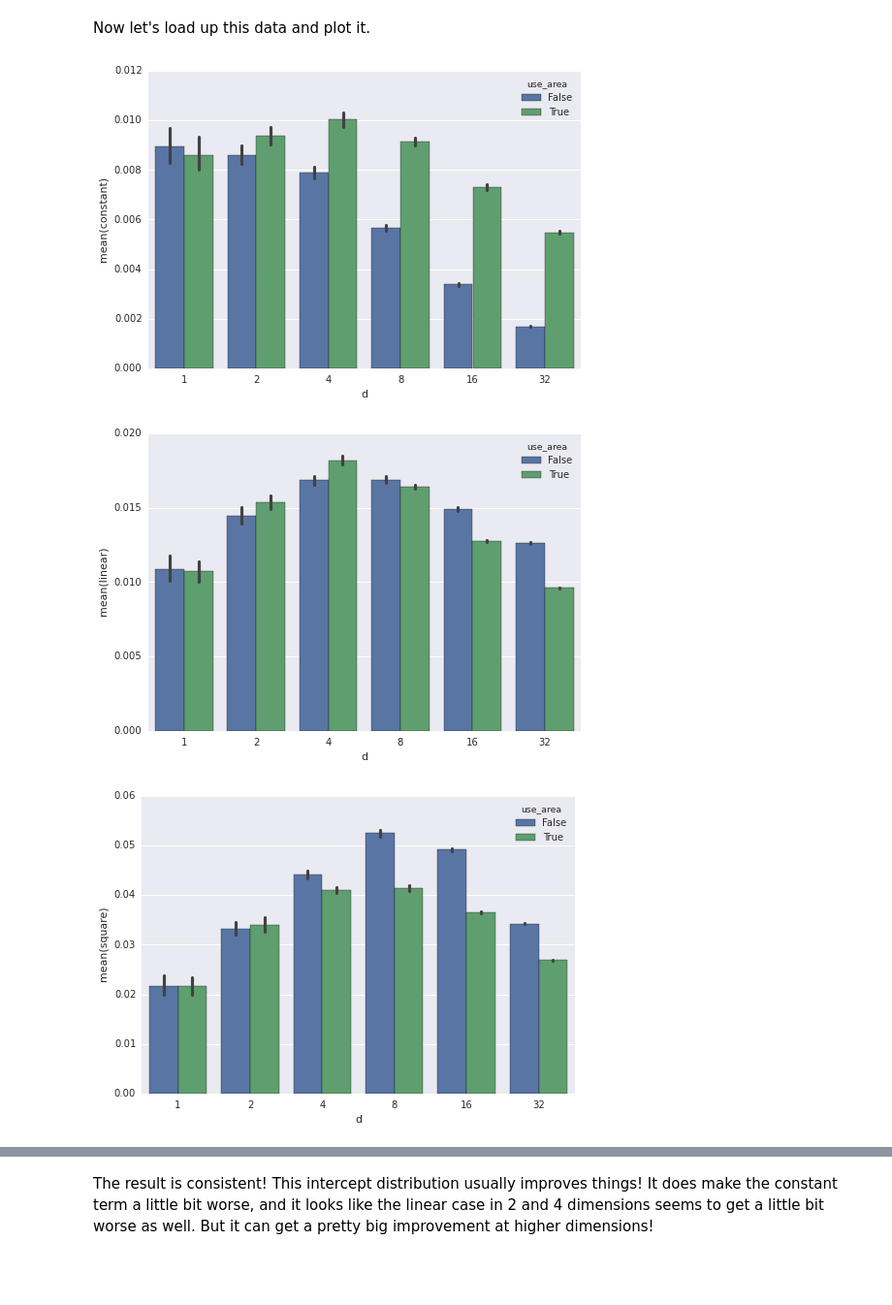
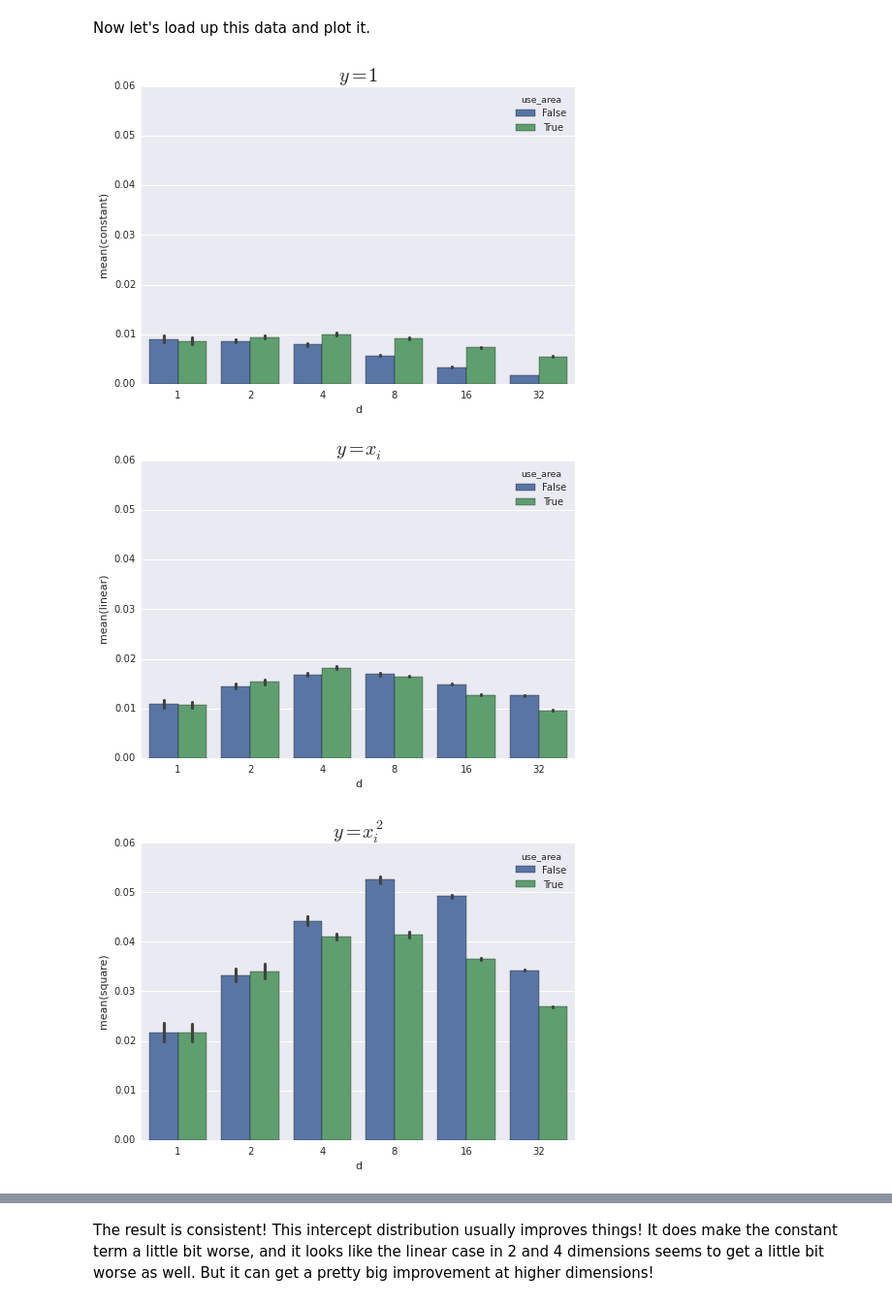
Before and after one commit to tcstewar/testing_notebooks, a Jupyter notebook: Intercept Distribution .ipynb, the cells around one changed output, grey strips where cells are left out. Shown at 97% size. Drawn from its saved outputs; the diff is of its cells as text; code cells hidden in the pictures; blank space fills up the shorter version.

Commit message:
Tweaked final plots to same scale

```diff
--- a/Intercept Distribution .ipynb
+++ b/Intercept Distribution .ipynb
@@ -292,15 +294,23 @@ Now let's load up this data and plot it.
 # %%
 df = pandas.DataFrame(pytry.read('decode2'))
 pylab.figure()
 seaborn.barplot('d', 'constant', hue='use_area', data=df)
+pylab.ylim(0, 0.06)
+pylab.title('$y=1$', fontsize=20)
 pylab.figure()
 seaborn.barplot('d', 'linear', hue='use_area', data=df)
+pylab.ylim(0, 0.06)
+pylab.title('$y=x_i$', fontsize=20)
 pylab.figure()
 seaborn.barplot('d', 'square', hue='use_area', data=df)
+pylab.ylim(0, 0.06)
+pylab.title('$y=x_i^2$', fontsize=20)
 pylab.figure()
 seaborn.barplot('d', 'quad', hue='use_area', data=df)
+pylab.ylim(0, 0.06)
+pylab.title('$y=x_i y_i$', fontsize=20)
 pylab.show()
 # %% [output]
-[figure, old version]
+[figure, new version]
-[figure, old version]
+[figure, new version]
-[figure, old version]
+[figure, new version]
```
Also changed, not shown: parts of 2 cells of this notebook.
